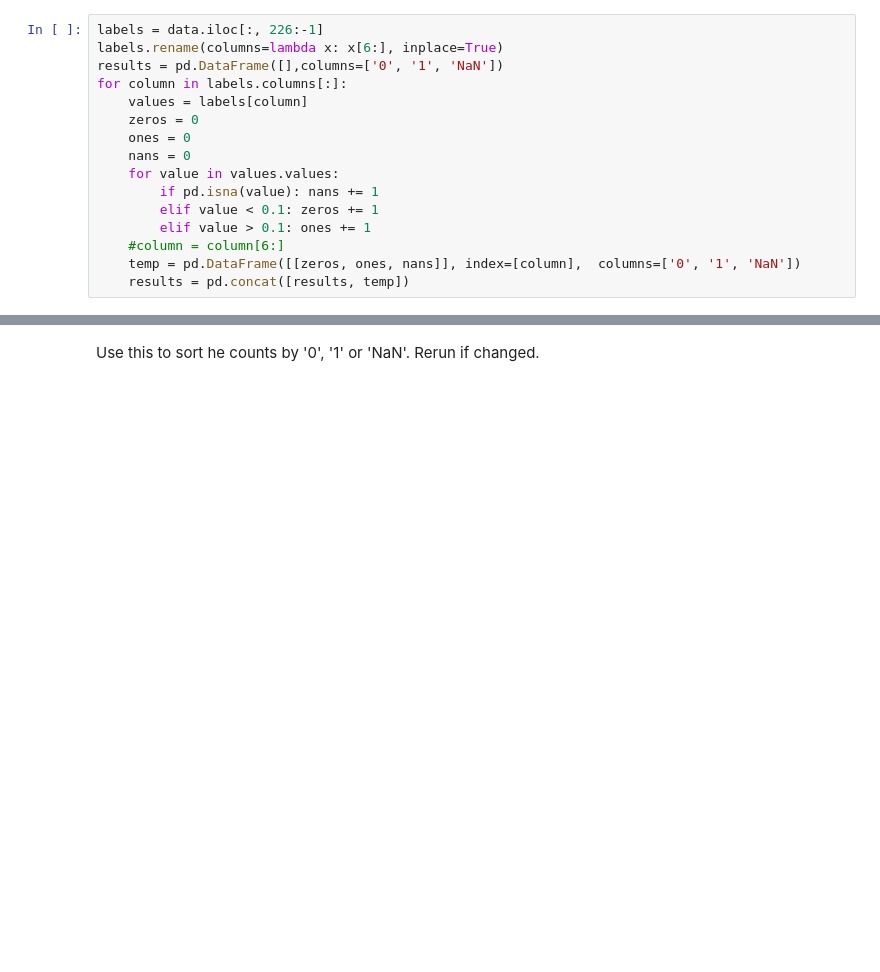
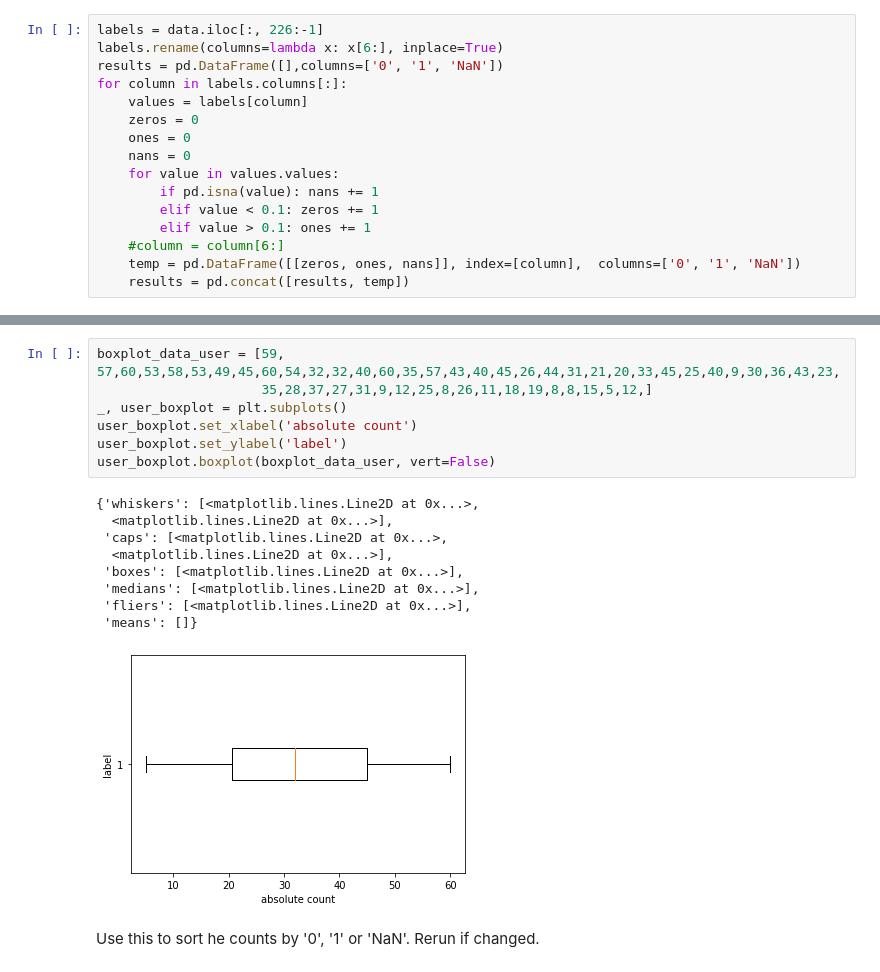
Before and after one commit to rickest-rick/mu_practical_work, a Jupyter notebook: src/label_stats.ipynb, the cells around one changed output, grey strips where cells are left out. Cells and saved outputs as stored; diff of their text form; blank space fills up the shorter version.

```diff
--- a/src/label_stats.ipynb
+++ b/src/label_stats.ipynb
@@ -43,3 +55,20 @@ for column in labels.columns[:]:
+# %%
+boxplot_data_user = [59, 57,60,53,58,53,49,45,60,54,32,32,40,60,35,57,43,40,45,26,44,31,21,20,33,45,25,40,9,30,36,43,23,
+                     35,28,37,27,31,9,12,25,8,26,11,18,19,8,8,15,5,12,]
+_, user_boxplot = plt.subplots()
+user_boxplot.set_xlabel('absolute count')
+user_boxplot.set_ylabel('label')
+user_boxplot.boxplot(boxplot_data_user, vert=False)
+# %% [output]
+{'whiskers': [<matplotlib.lines.Line2D at 0x...>,
+  <matplotlib.lines.Line2D at 0x...>],
+ 'caps': [<matplotlib.lines.Line2D at 0x...>,
+  <matplotlib.lines.Line2D at 0x...>],
+ 'boxes': [<matplotlib.lines.Line2D at 0x...>],
+ 'medians': [<matplotlib.lines.Line2D at 0x...>],
+ 'fliers': [<matplotlib.lines.Line2D at 0x...>],
+ 'means': []}
+[figure, added]
 # %% [markdown]
 Use this to sort he counts by '0', '1' or 'NaN'. Rerun if changed.
 # %%
```
Also changed, not shown: parts of 7 cells of this notebook.
